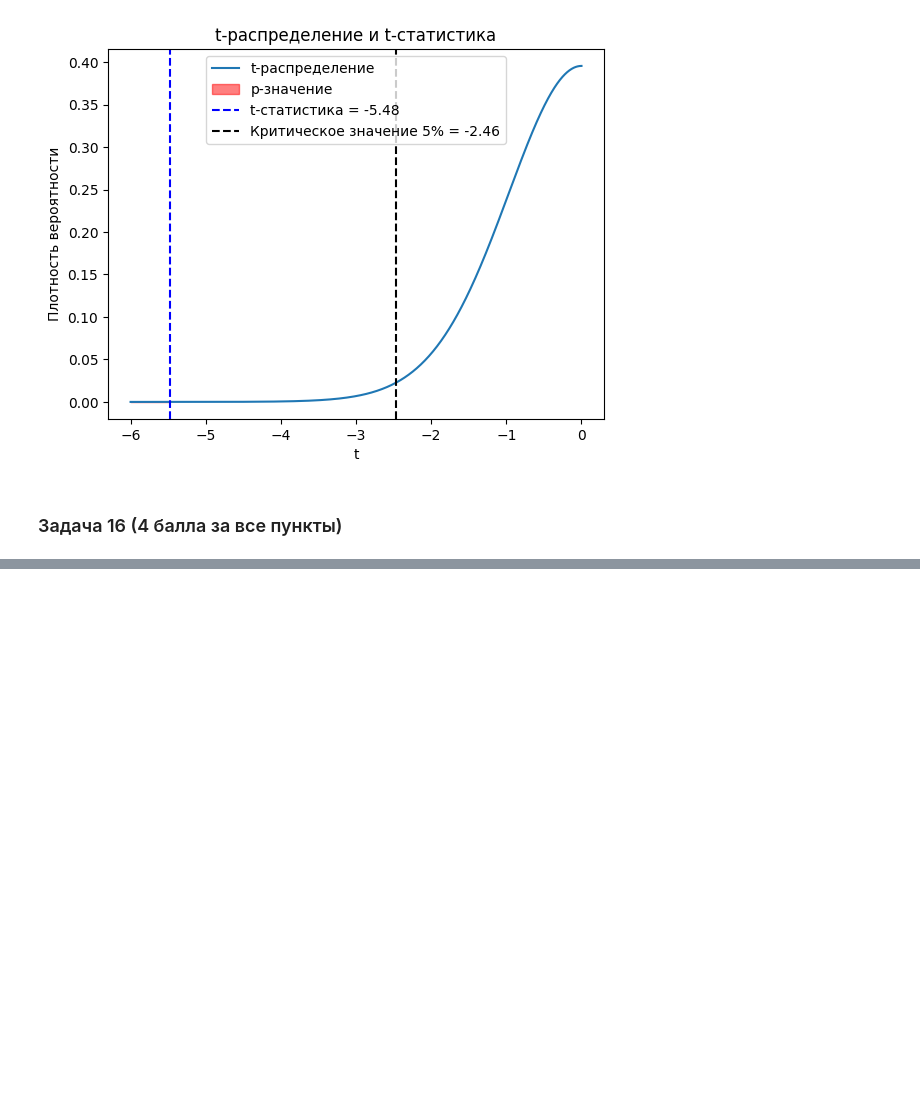
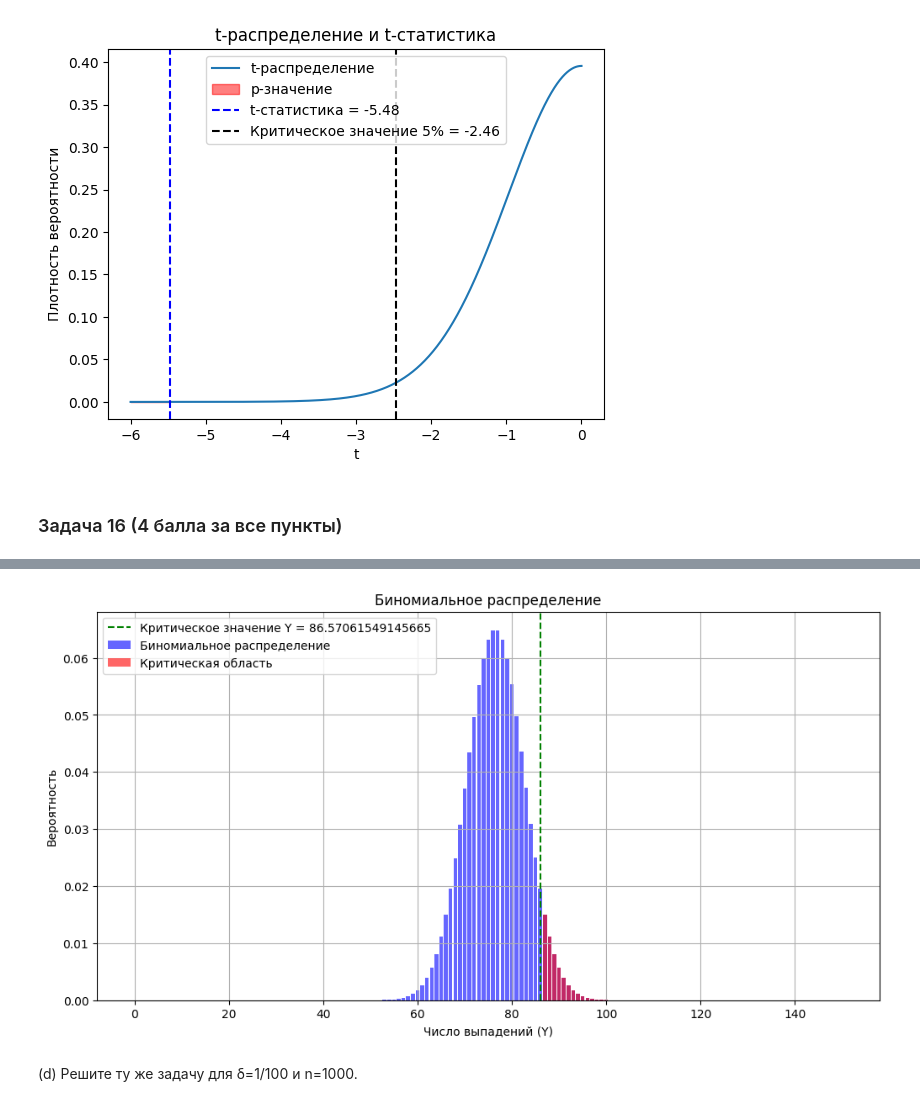
Before and after one commit to hilkovich/itmo_math_stat, a Jupyter notebook: homework_3/HW_3.ipynb, the cells around one changed output, grey strips where cells are left out. Drawn from its saved outputs; the diff is of its cells as text; code cells hidden in the pictures; blank space fills up the shorter version.

```diff
--- a/homework_3/HW_3.ipynb
+++ b/homework_3/HW_3.ipynb
@@ -2064,0 +2261,5 @@ plt.show()
+# %%
+# Данные задачи
+n = 150
+p0 = 1 / 2 + 1 / 100
+alpha = 0.05
@@ -2064,0 +2325,37 @@ plt.show()
+# %%
+# Вычисляем вероятности для всех возможных Y
+Y_values = np.arange(0, n + 1)
+probabilities = binom.pmf(Y_values, n, p0)
+
+# Построение графика
+plt.figure(figsize=(12, 6))
+plt.bar(
+    Y_values, probabilities, color="blue", alpha=0.6, label="Биномиальное распределение"
+)
+
+# Закрашиваем критическую область
+plt.bar(
+    Y_values[Y_values >= Y_critical],
+    probabilities[Y_values >= Y_critical],
+    color="red",
+    alpha=0.6,
+    label="Критическая область",
+)
+
+plt.axvline(
+    Y_critical - 0.5,
+    color="green",
+    linestyle="--",
+    label=f"Критическое значение Y = {Y_critical}",
+)
+plt.title("Биномиальное распределение")
+plt.xlabel("Число выпадений (Y)")
+plt.ylabel("Вероятность")
+plt.legend()
+plt.grid(True)
+
+plt.show()
+# %% [output]
+[figure, added]
+# %% [markdown]
+(d) Решите ту же задачу для δ=1/100 и n=1000.
```
Also changed, not shown: parts of 14 cells of this notebook.
